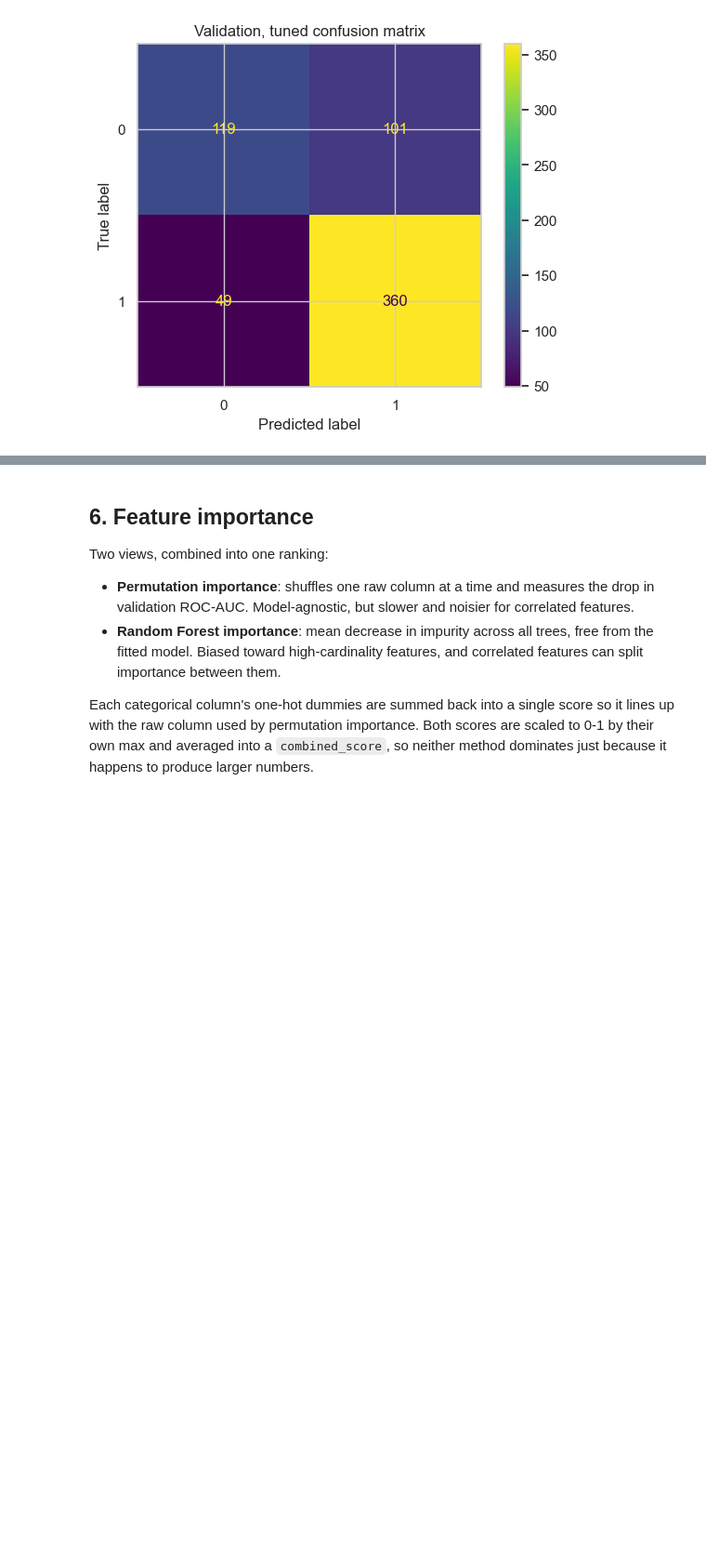
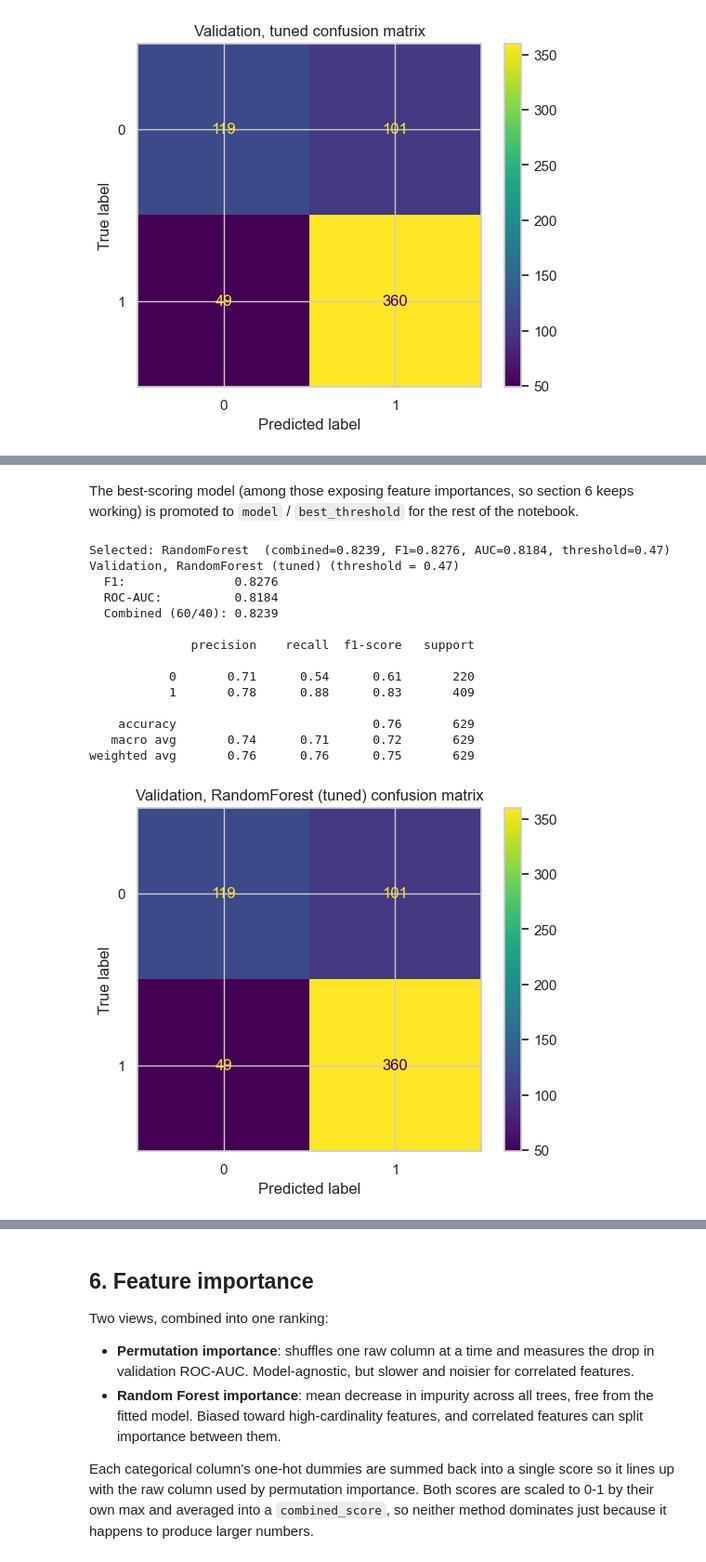
Before and after one commit to DevLaukey/Climate-risk-health-prediction, a Jupyter notebook: climate-risk-health-prediction-simple.ipynb, the cells around one changed output, grey strips where cells are left out. Shown at 93% size. Cells and saved outputs as stored; diff of their text form; code cells hidden in the pictures; blank space fills up the shorter version.

```diff
--- a/climate-risk-health-prediction-simple.ipynb
+++ b/climate-risk-health-prediction-simple.ipynb
@@ -740,0 +809,32 @@ weighted avg       0.76      0.76      0.75       629
+# %% [markdown]
+The best-scoring model (among those exposing feature importances, so section 6 keeps working) is promoted to `model` / `best_threshold` for the rest of the notebook.
+# %%
+# Only consider models exposing feature_importances_, so section 6 below
+# (which reads model.named_steps["clf"].feature_importances_) keeps working
+# unchanged regardless of which model wins.
+eligible = comparison[comparison["has_feature_importances"]].reset_index(drop=True)
+best_name = eligible.loc[0, "model"]
+best_row = eligible.loc[0]
+model, best_threshold = fitted_models[best_name]
+
+print(f"Selected: {best_name}  (combined={best_row['combined']:.4f}, "
+      f"F1={best_row['f1_tuned']:.4f}, AUC={best_row['roc_auc']:.4f}, "
+      f"threshold={best_threshold:.2f})")
+evaluate(y_val, model.predict_proba(X_val)[:, 1], threshold=best_threshold,
+         title=f"Validation, {best_name} (tuned)")
+# %% [output]
+Selected: RandomForest  (combined=0.8239, F1=0.8276, AUC=0.8184, threshold=0.47)
+Validation, RandomForest (tuned) (threshold = 0.47)
+  F1:               0.8276
+  ROC-AUC:          0.8184
+  Combined (60/40): 0.8239
+
+              precision    recall  f1-score   support
+
+           0       0.71      0.54      0.61       220
+           1       0.78      0.88      0.83       409
+
+    accuracy                           0.76       629
+   macro avg       0.74      0.71      0.72       629
+weighted avg       0.76      0.76      0.75       629
+[figure, added]
```
Also changed, not shown: parts of 10 cells of this notebook, 5 other files.
